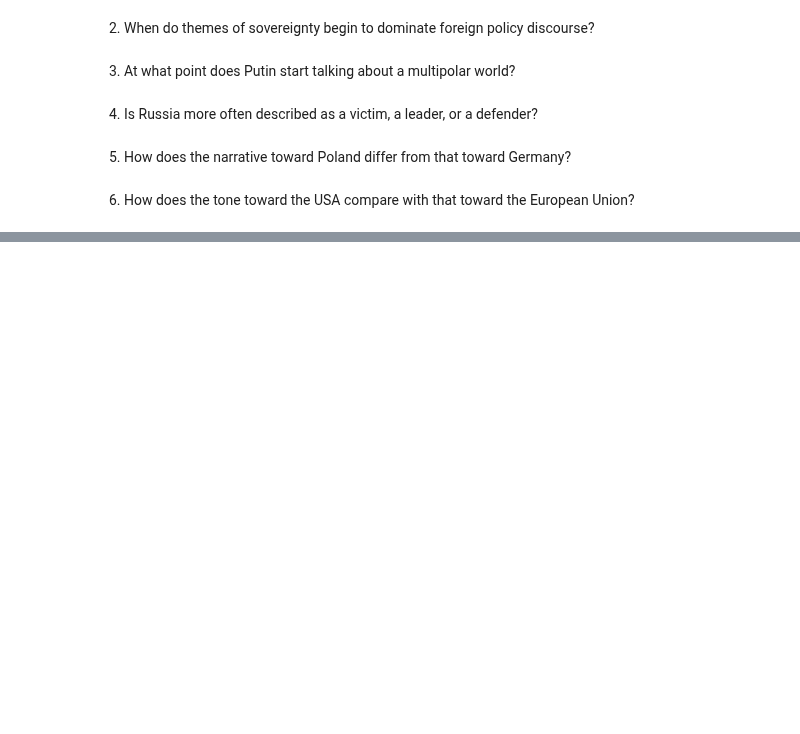
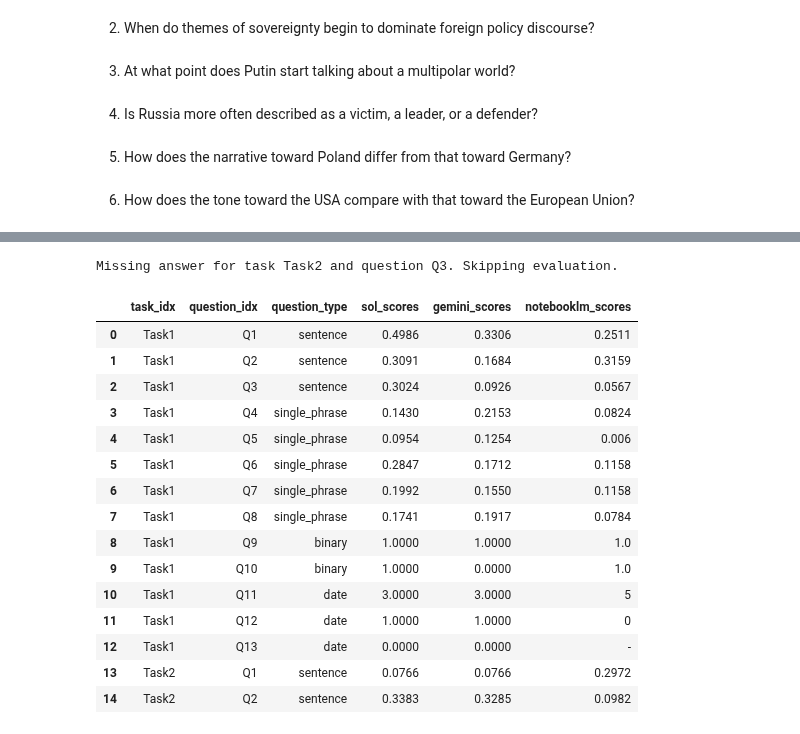
Before and after one commit to grzegorzZ1/masters_2025_nlp, a Jupyter notebook: app/database_utils/kg/4_kg_analysis.ipynb, the cells around one changed output, grey strips where cells are left out. Drawn from its saved outputs; the diff is of its cells as text; code cells hidden in the pictures; blank space fills up the shorter version.

```diff
--- a/app/database_utils/kg/4_kg_analysis.ipynb
+++ b/app/database_utils/kg/4_kg_analysis.ipynb
@@ -1334,0 +1522,63 @@ q6_mean_by_type_df.to_csv("exp_results/q6_results_by_type.csv", index=True)
+# %%
+notebooklm_answers[task_idx][question_idx] = "-"
+with open("notebooklm_answers.json", "w", encoding="utf-8") as file:
+    json.dump(notebooklm_answers, file, ensure_ascii=False, indent=4)
+# %%
+sol_results = []
+gemini_results = []
+notebooklm_results = []
+
+for idx, row in gold_df.iterrows():
+    try:
+        sol_answer = sol_answers[row["task_idx"]][row["question_idx"]]
+        gemini_answer = gemini_answers[row["task_idx"]][row["question_idx"]]
+        notebooklm_answer = notebooklm_answers[row["task_idx"]][row["question_idx"]]
+    except KeyError:
+        print(f"Missing answer for task {row['task_idx']} and question {row['question_idx']}. Ending evaluation.")
+        break
+
+    sol_results.append(evaluate_answer(
+        model_answer=sol_answer,
+        gold_answer=row["question_answer"],
+        question_type=row["question_type"],
+        alpha=0.75
+    ))
+
+    gemini_results.append(evaluate_answer(
+        model_answer=gemini_answer,
+        gold_answer=row["question_answer"],
+        question_type=row["question_type"],
+        alpha=0.75
+    ))
+    notebooklm_results.append(evaluate_answer(
+        model_answer=notebooklm_answer,
+        gold_answer=row["question_answer"],
+        question_type=row["question_type"],
+        alpha=0.75
+    ))
+# %% [output]
+Missing answer for task Task2 and question Q3. Skipping evaluation.
+# %%
+referential_scores = gold_df.iloc[:len(sol_results),:][["task_idx", "question_idx", "question_type"]].copy()
+referential_scores["sol_scores"] = sol_results
+referential_scores["gemini_scores"] = gemini_results
+referential_scores["notebooklm_scores"] = notebooklm_results
+# %%
+referential_scores
+# %% [output]
+|  | task_idx | question_idx | question_type | sol_scores | gemini_scores | notebooklm_scores |
+| 0 | Task1 | Q1 | sentence | 0.4986 | 0.3306 | 0.2511 |
+| 1 | Task1 | Q2 | sentence | 0.3091 | 0.1684 | 0.3159 |
+| 2 | Task1 | Q3 | sentence | 0.3024 | 0.0926 | 0.0567 |
+| 3 | Task1 | Q4 | single_phrase | 0.1430 | 0.2153 | 0.0824 |
+| 4 | Task1 | Q5 | single_phrase | 0.0954 | 0.1254 | 0.006 |
+| 5 | Task1 | Q6 | single_phrase | 0.2847 | 0.1712 | 0.1158 |
+| 6 | Task1 | Q7 | single_phrase | 0.1992 | 0.1550 | 0.1158 |
+| 7 | Task1 | Q8 | single_phrase | 0.1741 | 0.1917 | 0.0784 |
+| 8 | Task1 | Q9 | binary | 1.0000 | 1.0000 | 1.0 |
+| 9 | Task1 | Q10 | binary | 1.0000 | 0.0000 | 1.0 |
+| 10 | Task1 | Q11 | date | 3.0000 | 3.0000 | 5 |
+| 11 | Task1 | Q12 | date | 1.0000 | 1.0000 | 0 |
+| 12 | Task1 | Q13 | date | 0.0000 | 0.0000 | - |
+| 13 | Task2 | Q1 | sentence | 0.0766 | 0.0766 | 0.2972 |
+| 14 | Task2 | Q2 | sentence | 0.3383 | 0.3285 | 0.0982 |
```
Also changed, not shown: parts of 23 cells of this notebook, 20 other files.
